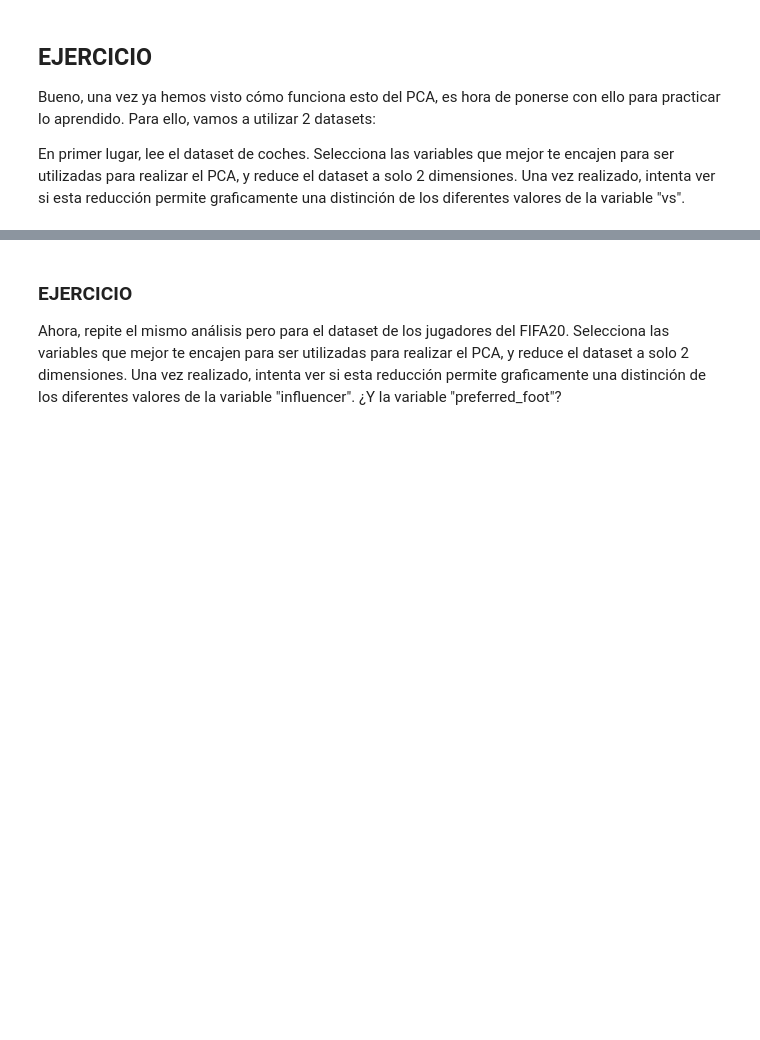
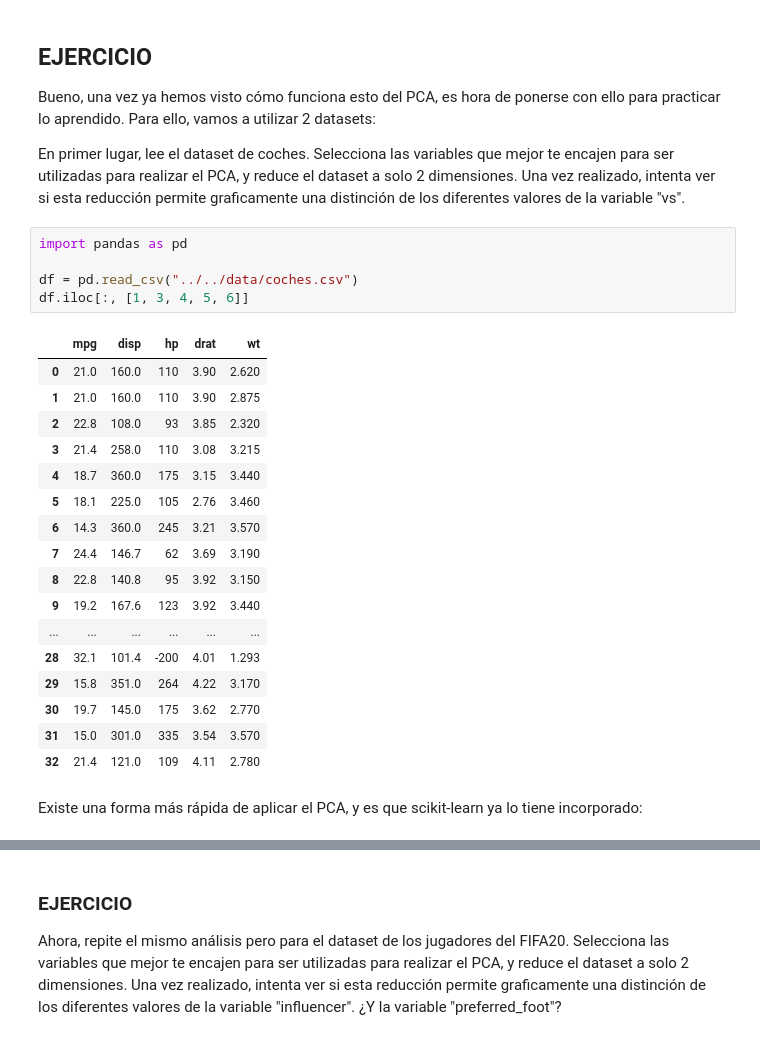
Before and after one commit to JuanDG5/DS-part-time-sep2020, a Jupyter notebook: semana_13/dia_1/1_Variables_Numéricas.ipynb, the cells around one changed output, grey strips where cells are left out. Drawn from its saved outputs; the diff is of its cells as text; blank space fills up the shorter version.

```diff
--- a/semana_13/dia_1/1_Variables_Numéricas.ipynb
+++ b/semana_13/dia_1/1_Variables_Numéricas.ipynb
@@ -849,3 +972,28 @@ Como podemos comprobar, la diferencia es considerable, siendo muchísimo más di
 Bueno, una vez ya hemos visto cómo funciona esto del PCA, es hora de ponerse con ello para practicar lo aprendido. Para ello, vamos a utilizar 2 datasets:
 
 En primer lugar, lee el dataset de coches. Selecciona las variables que mejor te encajen para ser utilizadas para realizar el PCA, y reduce el dataset a solo 2 dimensiones. Una vez realizado, intenta ver si esta reducción permite graficamente una distinción de los diferentes valores de la variable "vs".
+# %%
+import pandas as pd
+
+df = pd.read_csv("../../data/coches.csv")
+df.iloc[:, [1, 3, 4, 5, 6]]
+# %% [output]
+|  | mpg | disp | hp | drat | wt |
+| 0 | 21.0 | 160.0 | 110 | 3.90 | 2.620 |
+| 1 | 21.0 | 160.0 | 110 | 3.90 | 2.875 |
+| 2 | 22.8 | 108.0 | 93 | 3.85 | 2.320 |
+| 3 | 21.4 | 258.0 | 110 | 3.08 | 3.215 |
+| 4 | 18.7 | 360.0 | 175 | 3.15 | 3.440 |
+| 5 | 18.1 | 225.0 | 105 | 2.76 | 3.460 |
+| 6 | 14.3 | 360.0 | 245 | 3.21 | 3.570 |
+| 7 | 24.4 | 146.7 | 62 | 3.69 | 3.190 |
+| 8 | 22.8 | 140.8 | 95 | 3.92 | 3.150 |
+| 9 | 19.2 | 167.6 | 123 | 3.92 | 3.440 |
+| ... | ... | ... | ... | ... | ... |
+| 28 | 32.1 | 101.4 | -200 | 4.01 | 1.293 |
+| 29 | 15.8 | 351.0 | 264 | 4.22 | 3.170 |
+| 30 | 19.7 | 145.0 | 175 | 3.62 | 2.770 |
+| 31 | 15.0 | 301.0 | 335 | 3.54 | 3.570 |
+| 32 | 21.4 | 121.0 | 109 | 4.11 | 2.780 |
+# %% [markdown]
+Existe una forma más rápida de aplicar el PCA, y es que scikit-learn ya lo tiene incorporado:
```
Also changed, not shown: parts of 14 cells of this notebook, 8 other files.
